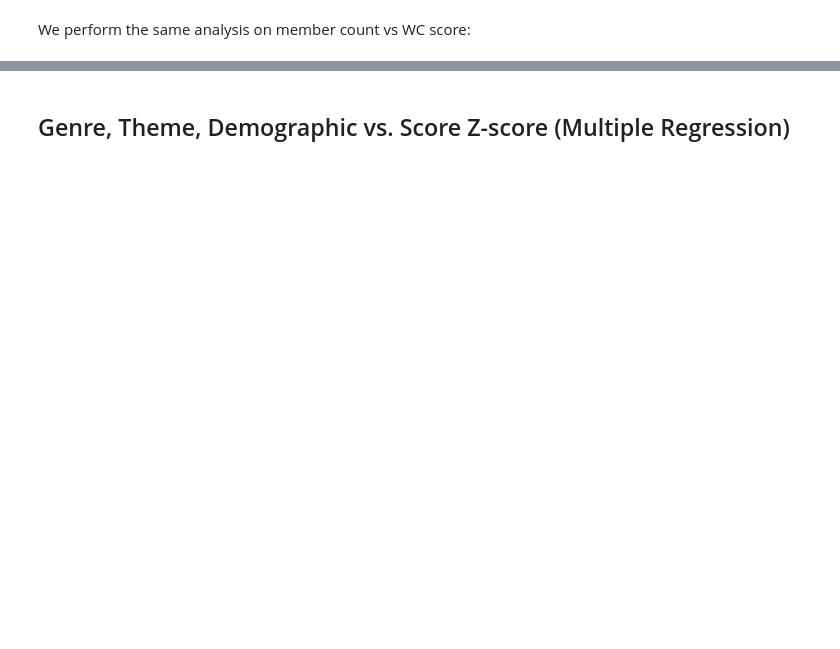
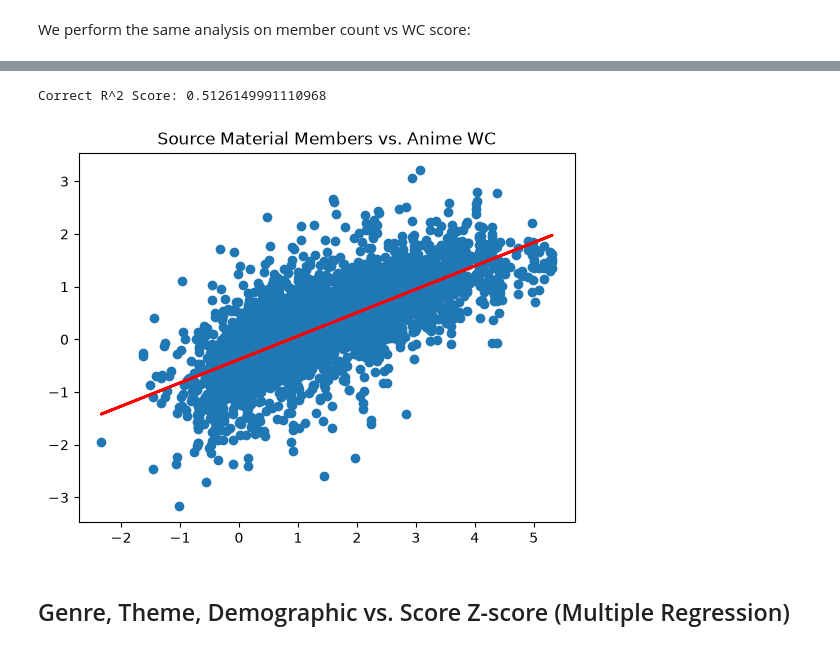
Before and after one commit to esan0983/FAL-Destroyer-3000, a Jupyter notebook: notebooks/04_statistics.ipynb, the cells around one changed output, grey strips where cells are left out. Drawn from its saved outputs; the diff is of its cells as text; code cells hidden in the pictures; blank space fills up the shorter version.

```diff
--- a/notebooks/04_statistics.ipynb
+++ b/notebooks/04_statistics.ipynb
@@ -58,17 +73,20 @@ plt.show()
 # %%
-X = adaptation_df_trim[['adaptation_members']]
-y = adaptation_df_trim[['wc_z']]
+X = adaptation_df[['adaptation_members']]
+y = adaptation_df[['wc_z']]
 
 model = LinearRegression()
 model.fit(X, y)
 
 r2 = model.score(X, y)
 print(f"Correct R^2 Score: {r2}")
 
 plt.scatter(X, y)
 plt.plot(X, model.predict(X), color='red', linewidth=2)
-plt.title('Source Material Members vs. Anime WC (Trimmed)')
+plt.title('Source Material Members vs. Anime WC')
 plt.show()
+# %% [output]
+Correct R^2 Score: 0.5126149991110968
+[figure, added]
 # %% [markdown]
 ## Genre, Theme, Demographic vs. Score Z-score (Multiple Regression)
 # %%
```
Also changed, not shown: parts of 26 cells of this notebook, 22 other files.
